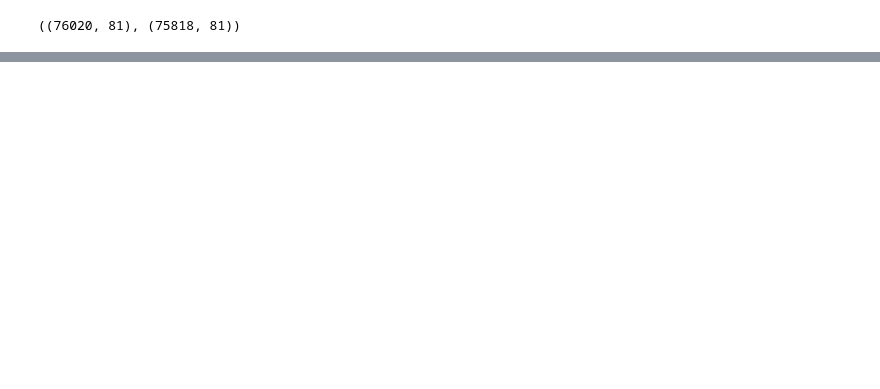
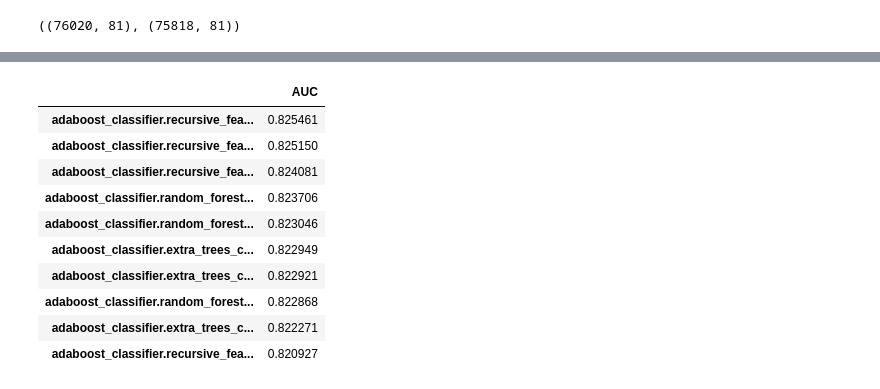
Before and after one commit to ngohongthai/ml-labs, a Jupyter notebook: classification/assignment_2/adv_asm2.ipynb, the cells around one changed output, grey strips where cells are left out. Drawn from its saved outputs; the diff is of its cells as text; code cells hidden in the pictures; blank space fills up the shorter version.

```diff
--- a/classification/assignment_2/adv_asm2.ipynb
+++ b/classification/assignment_2/adv_asm2.ipynb
@@ -169,0 +209,2 @@ selected_features['recursive_feature_addition'] = rfa.transform(X_train).columns
+# %%
+n_jobs = None
@@ -169,0 +317,20 @@ selected_features['recursive_feature_addition'] = rfa.transform(X_train).columns
+# %%
+base_models = {
+    'logistic_regression': LogisticRegression(),
+    'random_forest': RandomForestClassifier(n_estimators=100, random_state=10),
+    'k_nearest_neighbors': KNeighborsClassifier(n_neighbors=2),
+    'decision_tree': DecisionTreeClassifier(),
+    'adaboost_classifier': AdaBoostClassifier(),
+    'neural_network': MLPClassifier(hidden_layer_sizes=(10, 5, ), activation='logistic', max_iter=300),
+}
+# %%
+
+def run_model(model, X_train, y_train, resampler):
+    pipeline = make_pipeline(resampler, model)
+    cv_results =  cross_validate(pipeline,
+                                 X_train,
+                                 y_train,
+                                 cv=3,
+                                 scoring='roc_auc',
+                                 n_jobs=n_jobs,)
+    return cv_results['test_score'].mean(), cv_results['test_score'].std()
@@ -169,0 +418,31 @@ selected_features['recursive_feature_addition'] = rfa.transform(X_train).columns
+# %%
+import collections
+
+def flatten_dict(d, parent_key='', sep='.'):
+    items = []
+    for k, v in d.items():
+        new_key = parent_key + sep + k if parent_key else k
+        if isinstance(v, collections.MutableMapping):
+            items.extend(flatten_dict(v, new_key, sep=sep).items())
+        else:
+            items.append((new_key, v))
+    return dict(items)
+
+flatten_result = flatten_dict(results_dict)
+result_pd = pd.DataFrame.from_dict(flatten_result, orient='index')
+result_pd.columns = ['AUC']
+result_pd.to_csv('result.csv')
+# %%
+result_pd.sort_values(by='AUC', ascending=False).head(10)
+# %% [output]
+|  | AUC |
+| adaboost_classifier.recursive_fea... | 0.825461 |
+| adaboost_classifier.recursive_fea... | 0.825150 |
+| adaboost_classifier.recursive_fea... | 0.824081 |
+| adaboost_classifier.random_forest... | 0.823706 |
+| adaboost_classifier.random_forest... | 0.823046 |
+| adaboost_classifier.extra_trees_c... | 0.822949 |
+| adaboost_classifier.extra_trees_c... | 0.822921 |
+| adaboost_classifier.random_forest... | 0.822868 |
+| adaboost_classifier.extra_trees_c... | 0.822271 |
+| adaboost_classifier.recursive_fea... | 0.820927 |
```
Also changed, not shown: parts of 34 cells of this notebook, 36 other files.
